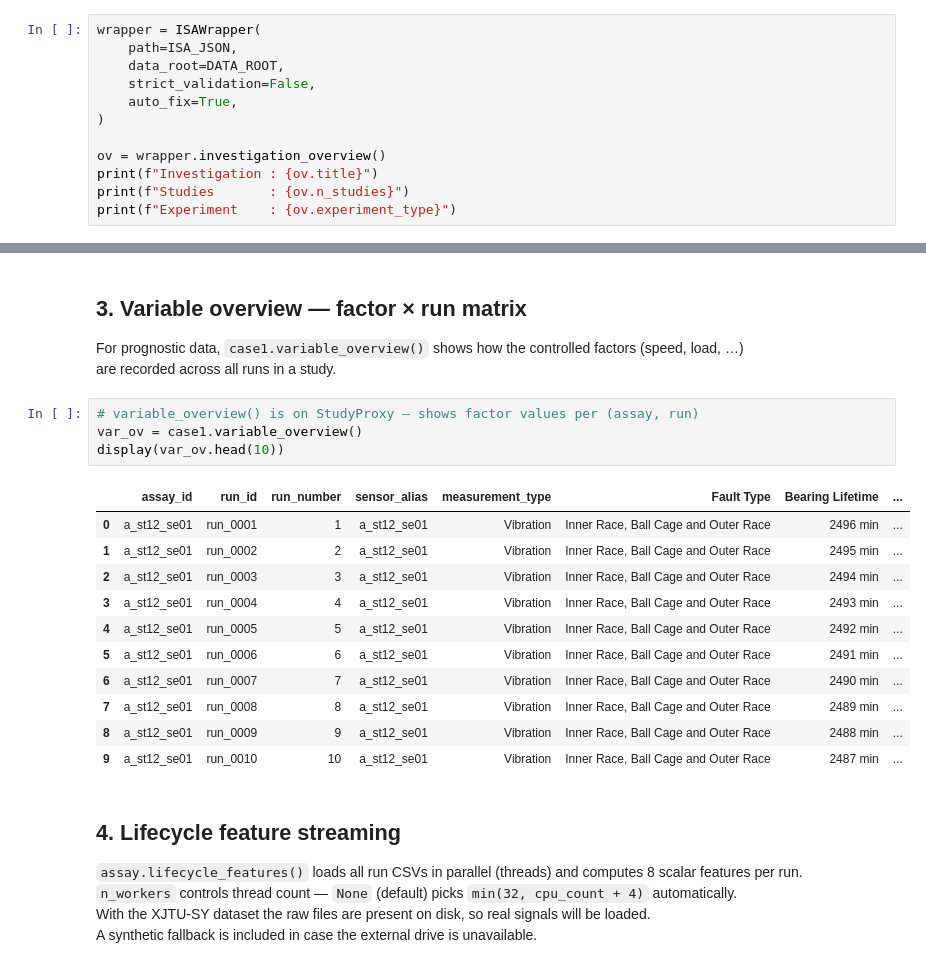
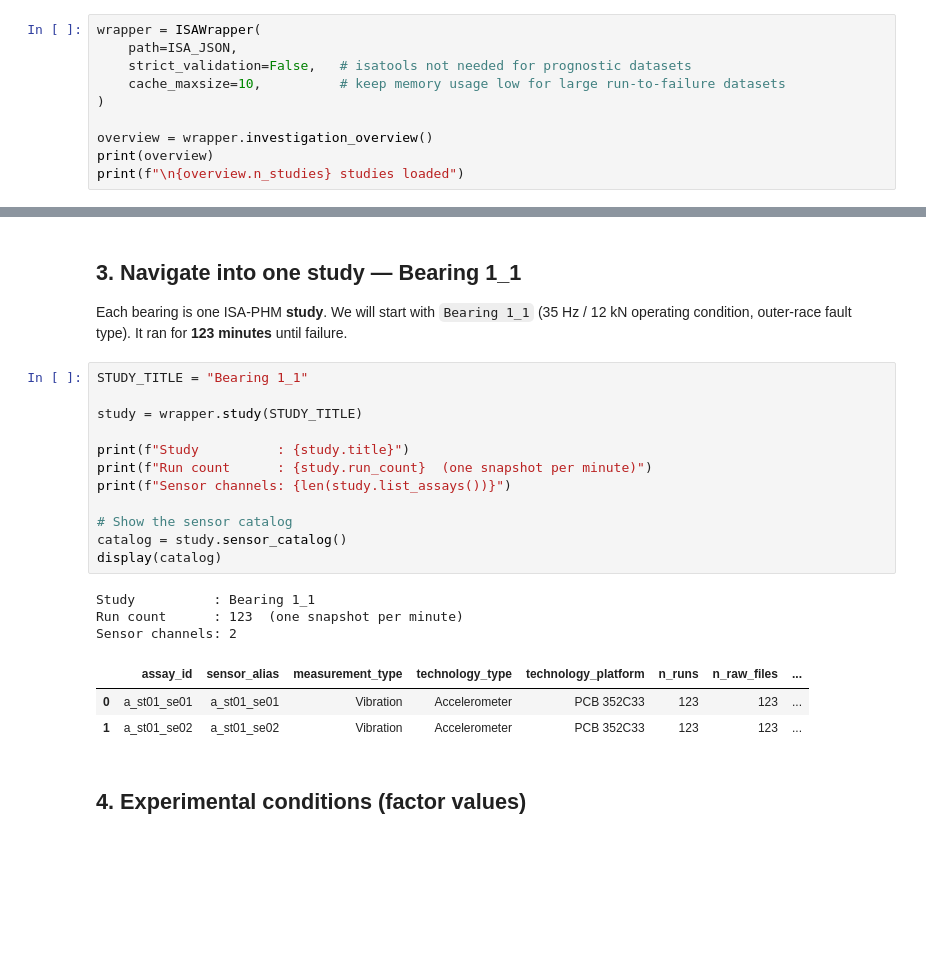
Before and after one commit to NathanHouwaart/ISA-PHM-Wrapper, a Jupyter notebook: notebooks/03_prognostic_workflow.ipynb, the cells around one changed output, grey strips where cells are left out. Saved outputs shown, nothing was run; the diff lists cells and outputs as text; blank space fills up the shorter version.

```diff
--- a/notebooks/03_prognostic_workflow.ipynb
+++ b/notebooks/03_prognostic_workflow.ipynb
@@ -48,13 +68,11 @@ Exists  : True
 # %%
 wrapper = ISAWrapper(
     path=ISA_JSON,
-    data_root=DATA_ROOT,
-    strict_validation=False,
-    auto_fix=True,
+    strict_validation=False,   # isatools not needed for prognostic datasets
+    cache_maxsize=10,          # keep memory usage low for large run-to-failure datasets
 )
 
-ov = wrapper.investigation_overview()
-print(f"Investigation : {ov.title}")
-print(f"Studies       : {ov.n_studies}")
-print(f"Experiment    : {ov.experiment_type}")
+overview = wrapper.investigation_overview()
+print(overview)
+print(f"\n{overview.n_studies} studies loaded")
 # %% [output]
@@ -98,29 +111,28 @@ Runs  : 2496
 # %% [markdown]
-## 3. Variable overview — factor × run matrix
+## 3. Navigate into one study — Bearing 1_1
 
-For prognostic data, `case1.variable_overview()` shows how the controlled factors (speed, load, …)
-are recorded across all runs in a study.
+Each bearing is one ISA-PHM **study**.  We will start with `Bearing 1_1`
+(35 Hz / 12 kN operating condition, outer-race fault type).
+It ran for **123 minutes** until failure.
 # %%
-# variable_overview() is on StudyProxy — shows factor values per (assay, run)
-var_ov = case1.variable_overview()
-display(var_ov.head(10))
+STUDY_TITLE = "Bearing 1_1"
+
+study = wrapper.study(STUDY_TITLE)
+
+print(f"Study          : {study.title}")
+print(f"Run count      : {study.run_count}  (one snapshot per minute)")
+print(f"Sensor channels: {len(study.list_assays())}")
+
+# Show the sensor catalog
+catalog = study.sensor_catalog()
+display(catalog)
 # %% [output]
+Study          : Bearing 1_1
+Run count      : 123  (one snapshot per minute)
+Sensor channels: 2
-|  | assay_id | run_id | run_number | sensor_alias | measurement_type | Fault Type | Bearing Lifetime | ... |
-| 0 | a_st12_se01 | run_0001 | 1 | a_st12_se01 | Vibration | Inner Race, Ball Cage and Outer Race | 2496 min | ... |
-| 1 | a_st12_se01 | run_0002 | 2 | a_st12_se01 | Vibration | Inner Race, Ball Cage and Outer Race | 2495 min | ... |
-| 2 | a_st12_se01 | run_0003 | 3 | a_st12_se01 | Vibration | Inner Race, Ball Cage and Outer Race | 2494 min | ... |
-| 3 | a_st12_se01 | run_0004 | 4 | a_st12_se01 | Vibration | Inner Race, Ball Cage and Outer Race | 2493 min | ... |
-| 4 | a_st12_se01 | run_0005 | 5 | a_st12_se01 | Vibration | Inner Race, Ball Cage and Outer Race | 2492 min | ... |
-| 5 | a_st12_se01 | run_0006 | 6 | a_st12_se01 | Vibration | Inner Race, Ball Cage and Outer Race | 2491 min | ... |
-| 6 | a_st12_se01 | run_0007 | 7 | a_st12_se01 | Vibration | Inner Race, Ball Cage and Outer Race | 2490 min | ... |
-| 7 | a_st12_se01 | run_0008 | 8 | a_st12_se01 | Vibration | Inner Race, Ball Cage and Outer Race | 2489 min | ... |
-| 8 | a_st12_se01 | run_0009 | 9 | a_st12_se01 | Vibration | Inner Race, Ball Cage and Outer Race | 2488 min | ... |
-| 9 | a_st12_se01 | run_0010 | 10 | a_st12_se01 | Vibration | Inner Race, Ball Cage and Outer Race | 2487 min | ... |
+|  | assay_id | sensor_alias | measurement_type | technology_type | technology_platform | n_runs | n_raw_files | ... |
+| 0 | a_st01_se01 | a_st01_se01 | Vibration | Accelerometer | PCB 352C33 | 123 | 123 | ... |
+| 1 | a_st01_se02 | a_st01_se02 | Vibration | Accelerometer | PCB 352C33 | 123 | 123 | ... |
 # %% [markdown]
-## 4. Lifecycle feature streaming
-
-`assay.lifecycle_features()` loads all run CSVs in parallel (threads) and computes 8 scalar features per run.
-`n_workers` controls thread count — `None` (default) picks `min(32, cpu_count + 4)` automatically.
-With the XJTU-SY dataset the raw files are present on disk, so real signals will be loaded.
-A synthetic fallback is included in case the external drive is unavailable.
+## 4. Experimental conditions (factor values)
 # %%
```
Also changed, not shown: parts of 37 cells of this notebook, 26 other files.
